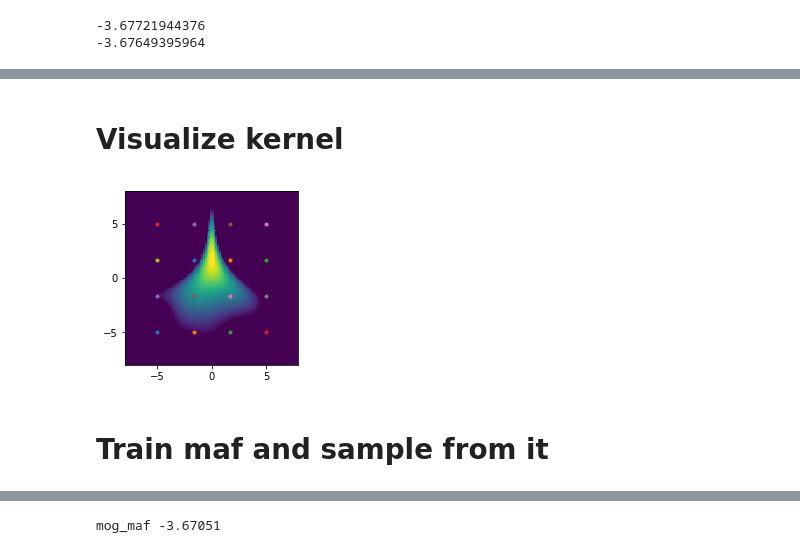
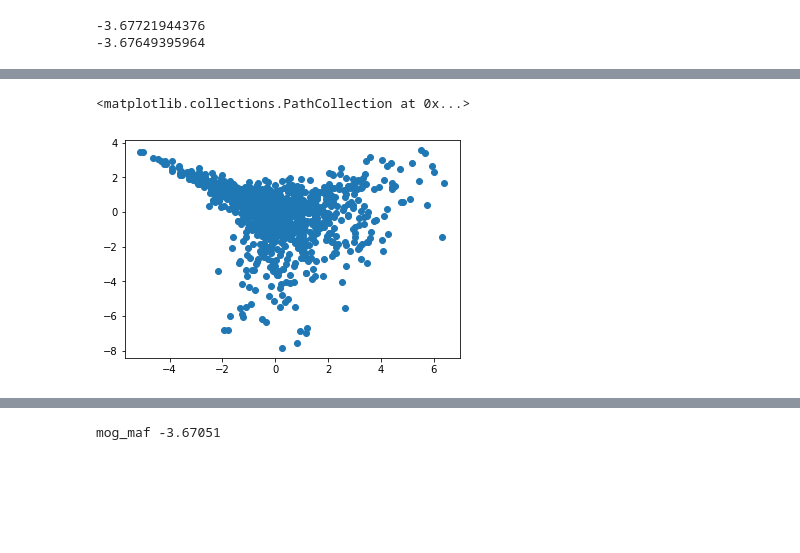
Before and after one commit to kevin-w-li/deep-kexpfam, a Jupyter notebook: toys.ipynb, the cells around one changed output, grey strips where cells are left out. Drawn from its saved outputs; the diff is of its cells as text; code cells hidden in the pictures; blank space fills up the shorter version.

```diff
--- a/toys.ipynb
+++ b/toys.ipynb
@@ -187,33 +123,11 @@ KeyboardInterrupt:
-# %% [markdown]
-# Visualize kernel
-# %%
-grid_points = get_grid(np.linspace(-5,5,4), idx_i,idx_j,np.zeros(p.D))
-grid_data_one=np.linspace(-8,8,100)
-grid_data   = get_grid(grid_data_one, idx_i,idx_j,np.zeros(p.D))
-
-plt.figure(figsize=(3,3))
-kernel_vals = []
-for ki in range(len(dl_model.ops["kernel_grams"])):
-
-    kvs = dl_model.sess.run(dl_model.ops["kernel_grams"][ki], feed_dict={dl_model.test_points: grid_points, dl_model.test_data: grid_data})
-    kernel_vals.append(kvs)
-    for i in range(kvs.shape[0]):
-        kv = kvs[i]
-        plt.contour(grid_data_one, grid_data_one, kv.reshape(100,100), [0], vmin=kv.min(), vmax=kv.max(), colors="C%d"%(i%9), linewidths=[(0.1*(ki+1)**2+3)])
-        plt.plot(grid_points[i,idx_i], grid_points[i,idx_j], ".",  color="C%d"%(i%9))
-pcolor = plt.pcolor(grid_data_one, grid_data_one, logpdf.reshape(ngrid, ngrid), vmin=-4)
-pcolor.set_edgecolor('face')
-plt.xlim(grid_data_one.min(),grid_data_one.max())
-plt.ylim(grid_data_one.min(),grid_data_one.max())
-plt.gca().set_yticks([-5,0,5])
-plt.gca().set_aspect("equal", "box")
-plt.tight_layout()
-#plt.colorbar()
-#plt.savefig("figs/%s.pdf"%p.name)
-# %% [output]
-[figure, removed]
-# %% [markdown]
-# Train maf and sample from it
+# %%
+maf_data_obj = ex.load_data(p.name.lower(), D=p.D,
+                            noise_std=0, seed=seed, itanh=False, whiten=False, N=5000, rotate=True)
+# %%
+plt.scatter(*maf_data_obj.tst.x.T)
+# %% [output]
+<matplotlib.collections.PathCollection at 0x...>
+[figure, added]
 # %%
 n_hiddens = 20
 n_layers = 5
```
Also changed, not shown: parts of 8 cells of this notebook, 2 other files.
